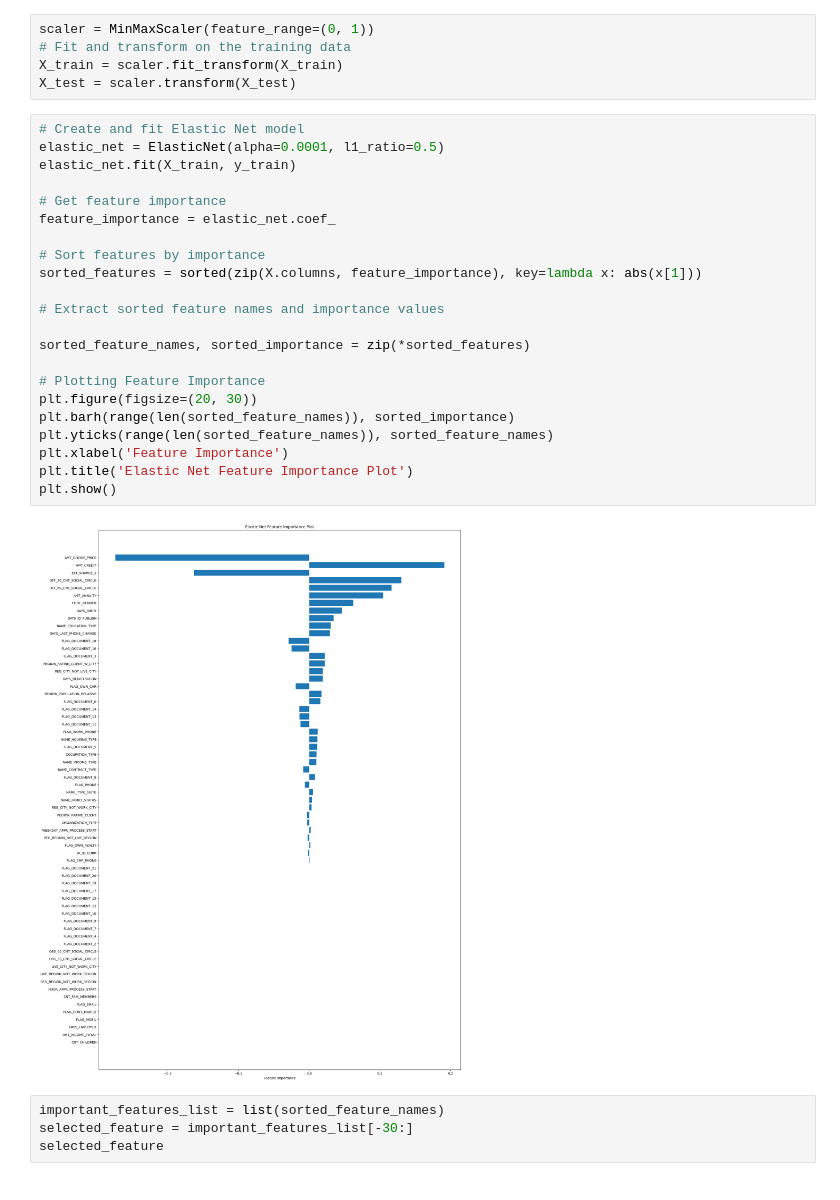
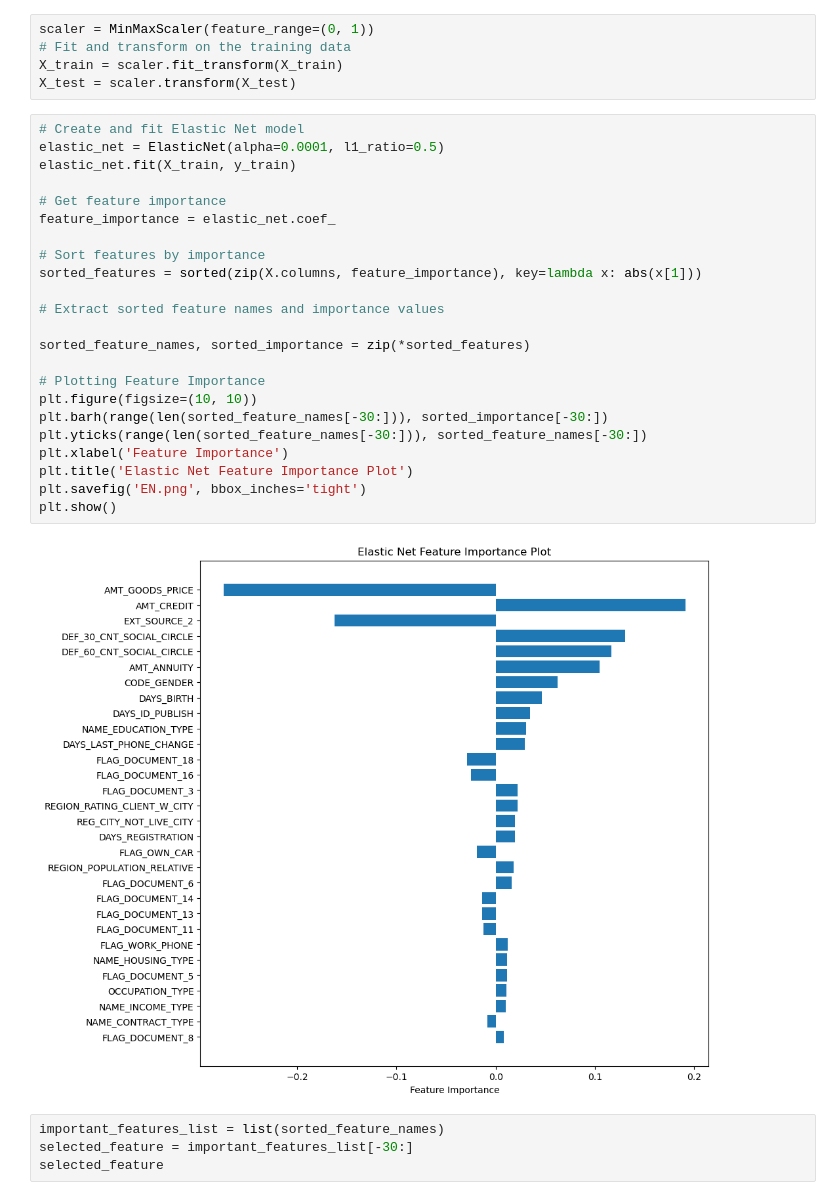
Before and after one commit to haileyvu9/RP, a Jupyter notebook: Research_Project_Hailey_Update.ipynb, the cells around one changed output. Cells and saved outputs as stored; diff of their text form.

```diff
--- a/Research_Project_Hailey_Update.ipynb
+++ b/Research_Project_Hailey_Update.ipynb
@@ -178,27 +178,28 @@ X_test = scaler.transform(X_test)
 # %%
 # Create and fit Elastic Net model
 elastic_net = ElasticNet(alpha=0.0001, l1_ratio=0.5)
 elastic_net.fit(X_train, y_train)
 
 # Get feature importance
 feature_importance = elastic_net.coef_
 
 # Sort features by importance
 sorted_features = sorted(zip(X.columns, feature_importance), key=lambda x: abs(x[1]))
 
 # Extract sorted feature names and importance values
 
 sorted_feature_names, sorted_importance = zip(*sorted_features)
 
 # Plotting Feature Importance
-plt.figure(figsize=(20, 30))
-plt.barh(range(len(sorted_feature_names)), sorted_importance)
-plt.yticks(range(len(sorted_feature_names)), sorted_feature_names)
+plt.figure(figsize=(10, 10))
+plt.barh(range(len(sorted_feature_names[-30:])), sorted_importance[-30:])
+plt.yticks(range(len(sorted_feature_names[-30:])), sorted_feature_names[-30:])
 plt.xlabel('Feature Importance')
 plt.title('Elastic Net Feature Importance Plot')
+plt.savefig('EN.png', bbox_inches='tight')
 plt.show()
 # %% [output]
-[figure, old version]
+[figure, new version]
 # %%
 important_features_list = list(sorted_feature_names)
 selected_feature = important_features_list[-30:]
```
Also changed, not shown: parts of 8 cells of this notebook.
